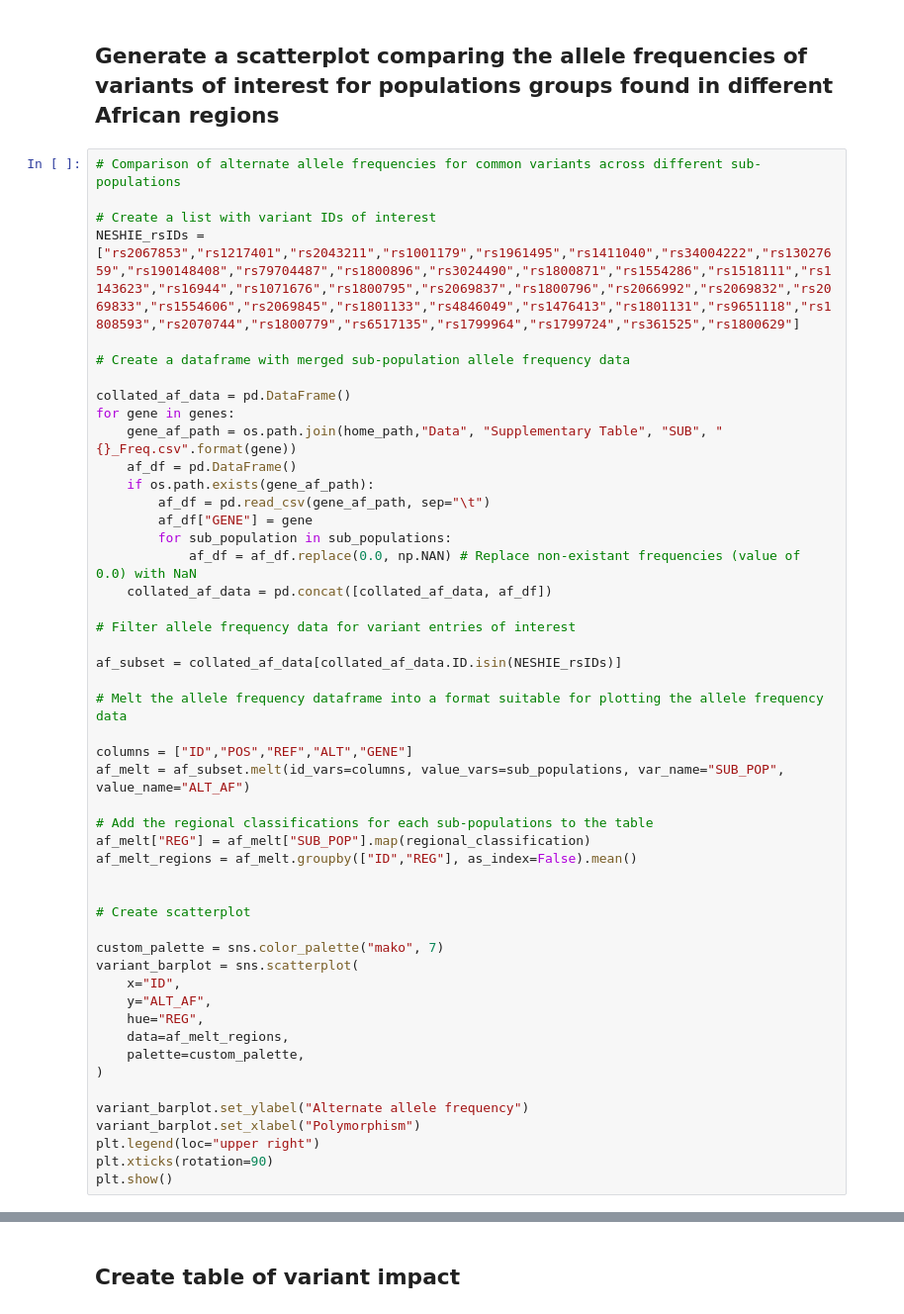
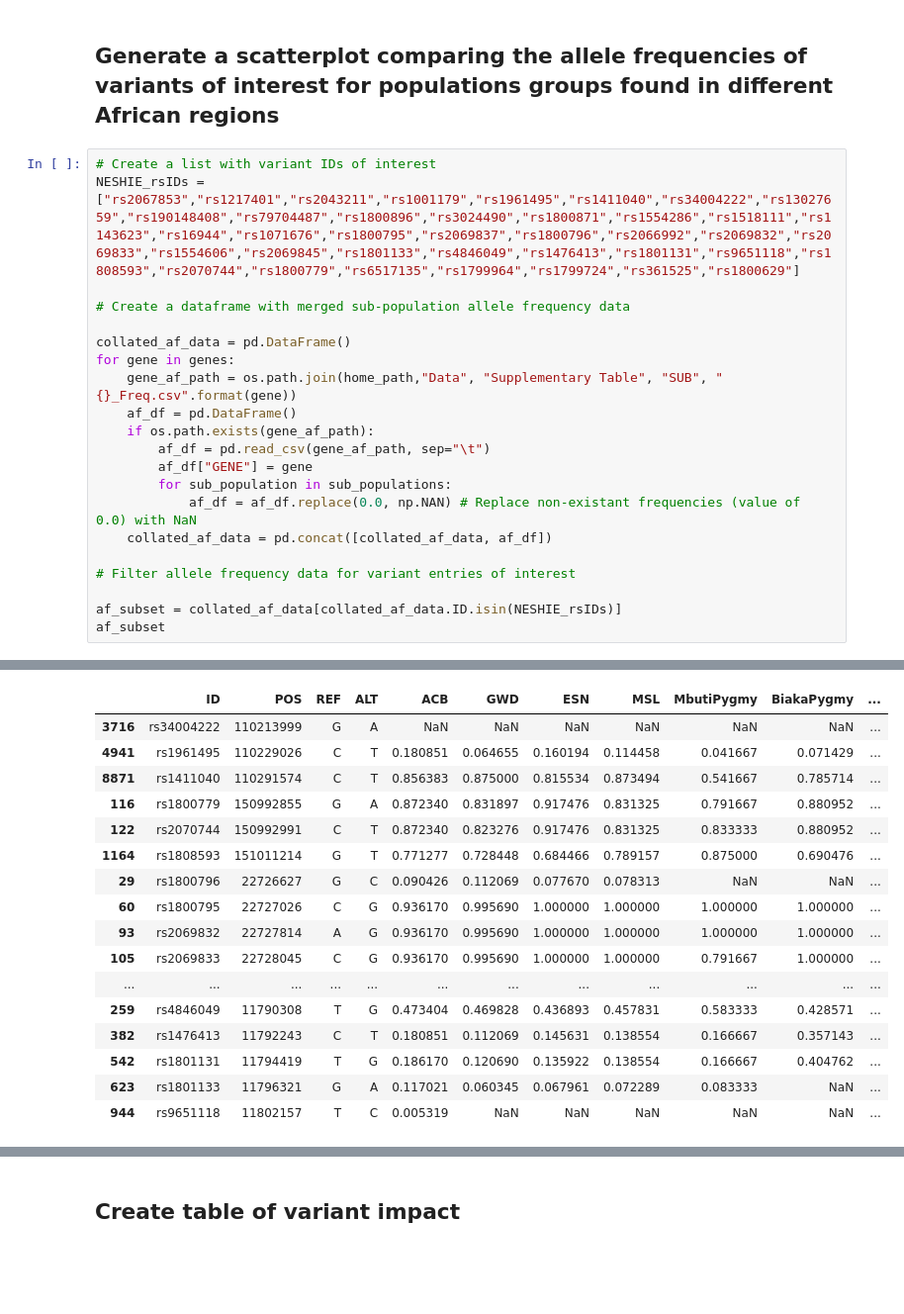
Before and after one commit to MeganHolborn/Genomics_allele-frequency-and-effect_data-analysis, a Jupyter notebook: Plots/plots.ipynb, the cells around one changed output, grey strips where cells are left out. Shown at 99% size. Cells and saved outputs as stored; diff of their text form; blank space fills up the shorter version.

```diff
--- a/Plots/plots.ipynb
+++ b/Plots/plots.ipynb
@@ -485,8 +485,6 @@ plt.tight_layout()
 # %% [markdown]
 ## Generate a scatterplot comparing the allele frequencies of variants of interest for populations groups found in different African regions
 # %%
-# Comparison of alternate allele frequencies for common variants across different sub-populations
-
 # Create a list with variant IDs of interest
 NESHIE_rsIDs = ["rs2067853","rs1217401","rs2043211","rs1001179","rs1961495","rs1411040","rs34004222","rs13027659","rs190148408","rs79704487","rs1800896","rs3024490","rs1800871","rs1554286","rs1518111","rs1143623","rs16944","rs1071676","rs1800795","rs2069837","rs1800796","rs2066992","rs2069832","rs2069833","rs1554606","rs2069845","rs1801133","rs4846049","rs1476413","rs1801131","rs9651118","rs1808593","rs2070744","rs1800779","rs6517135","rs1799964","rs1799724","rs361525","rs1800629"]
 
@@ -506,31 +504,5 @@ for gene in genes:
 # Filter allele frequency data for variant entries of interest
 
 af_subset = collated_af_data[collated_af_data.ID.isin(NESHIE_rsIDs)]
-
-# Melt the allele frequency dataframe into a format suitable for plotting the allele frequency data
-
-columns = ["ID","POS","REF","ALT","GENE"]
-af_melt = af_subset.melt(id_vars=columns, value_vars=sub_populations, var_name="SUB_POP", value_name="ALT_AF")
-
-# Add the regional classifications for each sub-populations to the table
-af_melt["REG"] = af_melt["SUB_POP"].map(regional_classification)
-af_melt_regions = af_melt.groupby(["ID","REG"], as_index=False).mean()
-
-
-# Create scatterplot
-
-custom_palette = sns.color_palette("mako", 7)
-variant_barplot = sns.scatterplot(
-    x="ID",
-    y="ALT_AF",
-    hue="REG",
-    data=af_melt_regions,
-    palette=custom_palette,
-)
-
-variant_barplot.set_ylabel("Alternate allele frequency")
-variant_barplot.set_xlabel("Polymorphism")
-plt.legend(loc="upper right")
-plt.xticks(rotation=90)
-plt.show()
+af_subset
 # %% [output]
@@ -537,0 +509,17 @@ plt.show()
+|  | ID | POS | REF | ALT | ACB | GWD | ESN | MSL | MbutiPygmy | BiakaPygmy | ... |
+| 3716 | rs34004222 | 110213999 | G | A | NaN | NaN | NaN | NaN | NaN | NaN | ... |
+| 4941 | rs1961495 | 110229026 | C | T | 0.180851 | 0.064655 | 0.160194 | 0.114458 | 0.041667 | 0.071429 | ... |
+| 8871 | rs1411040 | 110291574 | C | T | 0.856383 | 0.875000 | 0.815534 | 0.873494 | 0.541667 | 0.785714 | ... |
+| 116 | rs1800779 | 150992855 | G | A | 0.872340 | 0.831897 | 0.917476 | 0.831325 | 0.791667 | 0.880952 | ... |
+| 122 | rs2070744 | 150992991 | C | T | 0.872340 | 0.823276 | 0.917476 | 0.831325 | 0.833333 | 0.880952 | ... |
+| 1164 | rs1808593 | 151011214 | G | T | 0.771277 | 0.728448 | 0.684466 | 0.789157 | 0.875000 | 0.690476 | ... |
+| 29 | rs1800796 | 22726627 | G | C | 0.090426 | 0.112069 | 0.077670 | 0.078313 | NaN | NaN | ... |
+| 60 | rs1800795 | 22727026 | C | G | 0.936170 | 0.995690 | 1.000000 | 1.000000 | 1.000000 | 1.000000 | ... |
+| 93 | rs2069832 | 22727814 | A | G | 0.936170 | 0.995690 | 1.000000 | 1.000000 | 1.000000 | 1.000000 | ... |
+| 105 | rs2069833 | 22728045 | C | G | 0.936170 | 0.995690 | 1.000000 | 1.000000 | 0.791667 | 1.000000 | ... |
+| ... | ... | ... | ... | ... | ... | ... | ... | ... | ... | ... | ... |
+| 259 | rs4846049 | 11790308 | T | G | 0.473404 | 0.469828 | 0.436893 | 0.457831 | 0.583333 | 0.428571 | ... |
+| 382 | rs1476413 | 11792243 | C | T | 0.180851 | 0.112069 | 0.145631 | 0.138554 | 0.166667 | 0.357143 | ... |
+| 542 | rs1801131 | 11794419 | T | G | 0.186170 | 0.120690 | 0.135922 | 0.138554 | 0.166667 | 0.404762 | ... |
+| 623 | rs1801133 | 11796321 | G | A | 0.117021 | 0.060345 | 0.067961 | 0.072289 | 0.083333 | NaN | ... |
+| 944 | rs9651118 | 11802157 | T | C | 0.005319 | NaN | NaN | NaN | NaN | NaN | ... |
```
Also changed, not shown: parts of 9 cells of this notebook.
